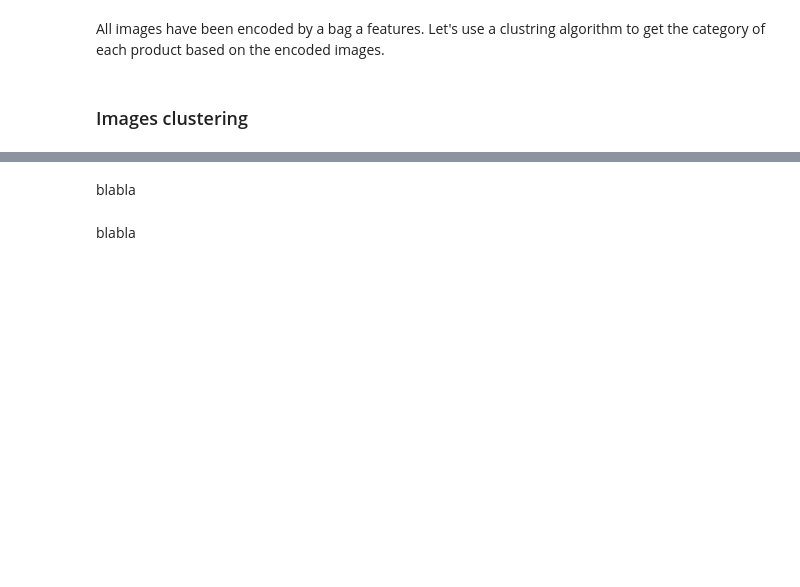
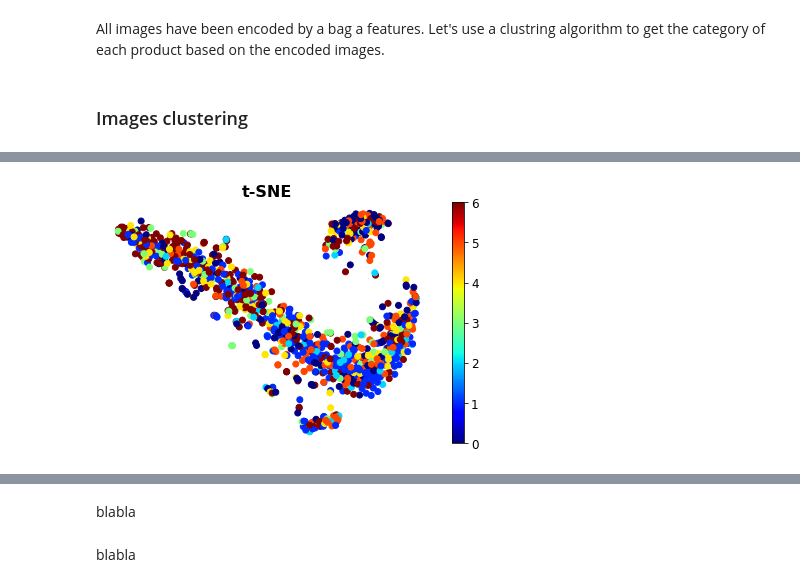
Before and after one commit to Pierre-Eloi/OC_DS_Project6, a Jupyter notebook: automatic_classification.ipynb, the cells around one changed output, grey strips where cells are left out. Drawn from its saved outputs; the diff is of its cells as text; code cells hidden in the pictures; blank space fills up the shorter version.

```diff
--- a/automatic_classification.ipynb
+++ b/automatic_classification.ipynb
@@ -1073,0 +1287,9 @@ All images have been encoded by a bag a features. Let's use a clustring algorith
+# %%
+from tensorflow.keras.applications.vgg16 import VGG16
+
+# Load the VGG-16 model
+model = VGG16(weights="imagenet", include_top=False)
+# %%
+X_vgg = model.predict(images)
+X_vgg = X_vgg.reshape(1049, -1)
+print(X_vgg.shape)
@@ -1073,0 +1300,3 @@ All images have been encoded by a bag a features. Let's use a clustring algorith
+# %%
+kmeans = KMeans(n_clusters=300, random_state=42)
+X_vgg_tr = kmeans.fit_transform(X_vgg)
@@ -1073,0 +1305,11 @@ All images have been encoded by a bag a features. Let's use a clustring algorith
+# %%
+# Scale data
+scaler = StandardScaler()
+X_vgg_scaled = scaler.fit_transform(X_vgg_tr)
+# Train the K-Means
+kmeans_vgg = KMeans(n_clusters=7, random_state=42)
+labels_km_vgg = kmeans_vgg.fit(X_vgg_scaled).labels_
+# Assign each cluster with a category
+dic_km_vgg = assign_cluster(labels_km_vgg)
+# Get the confusion matrix
+confusion_matrix_tuned(dic_km_vgg, labels_km_vgg)
@@ -1073,0 +1328,14 @@ All images have been encoded by a bag a features. Let's use a clustring algorith
+# %%
+# Train the t-SNE
+tsne = TSNE(n_components=2, random_state=42, perplexity=50)
+X_tsne = tsne.fit_transform(X_vgg_scaled)
+
+# Plot results
+plt.scatter(X_tsne[:, 0], X_tsne[:, 1], c=labels_km_bof, cmap="jet")
+plt.axis('off')
+plt.colorbar()
+plt.title("t-SNE")
+save_fig("t-SNE_plot")
+plt.show()
+# %% [output]
+[figure, added]
```
Also changed, not shown: parts of 55 cells of this notebook.
